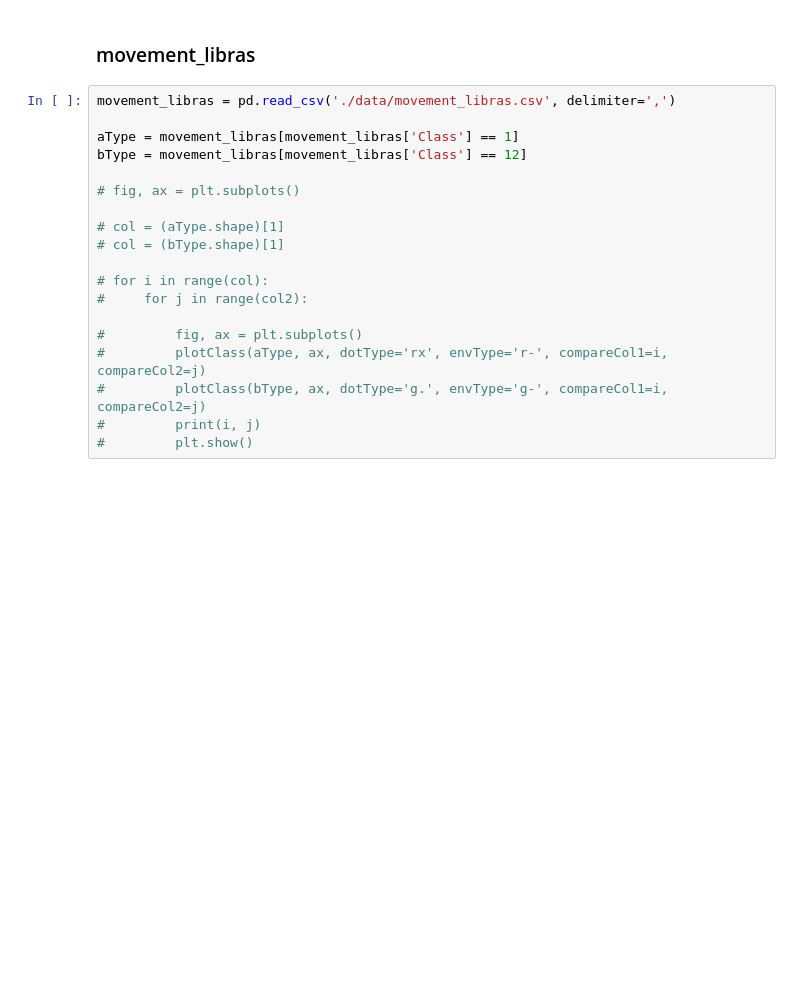
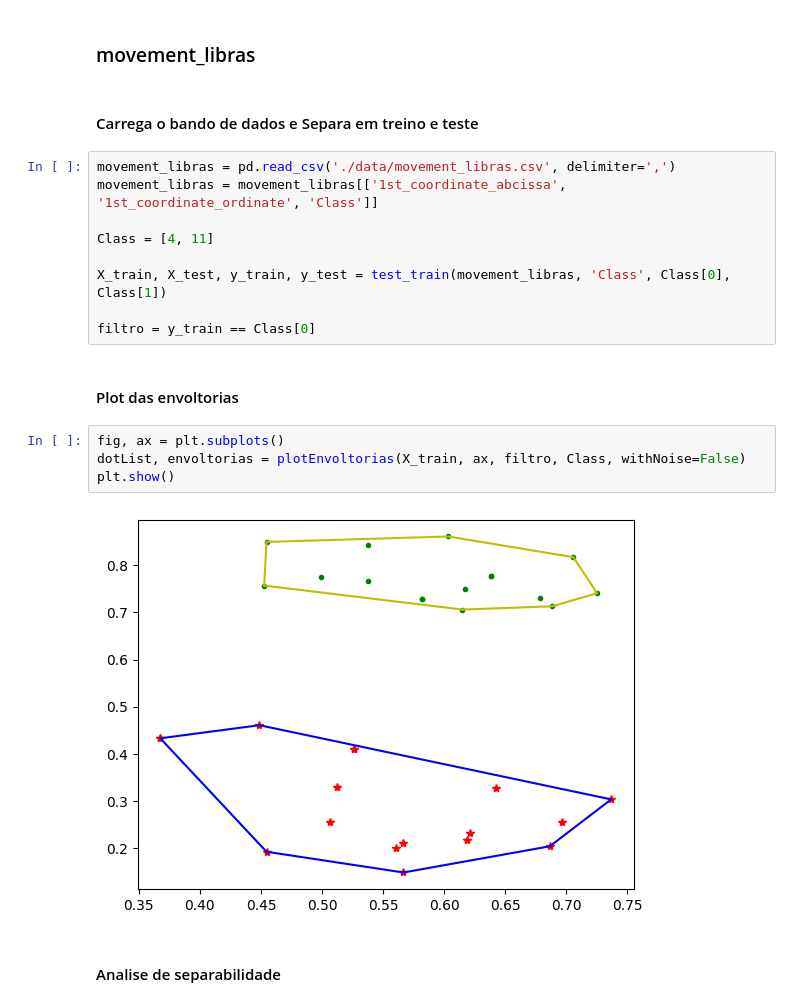
Before and after one commit to Gcastelo01/TP1_Alg2, a Jupyter notebook: TP1_Classificador.ipynb, the cells around one changed output. Cells and saved outputs as stored; diff of their text form; blank space fills up the shorter version.

```diff
--- a/TP1_Classificador.ipynb
+++ b/TP1_Classificador.ipynb
@@ -346,21 +443,23 @@ fig, ax = plt.subplots()
 # %% [markdown]
 ### movement_libras
-# %%
-movement_libras = pd.read_csv('./data/movement_libras.csv', delimiter=',')
-
-aType = movement_libras[movement_libras['Class'] == 1]
-bType = movement_libras[movement_libras['Class'] == 12]
-
-# fig, ax = plt.subplots()
-
-# col = (aType.shape)[1]
-# col = (bType.shape)[1]
-
-# for i in range(col):
-#     for j in range(col2):
-
-#         fig, ax = plt.subplots()
-#         plotClass(aType, ax, dotType='rx', envType='r-', compareCol1=i, compareCol2=j)
-#         plotClass(bType, ax, dotType='g.', envType='g-', compareCol1=i, compareCol2=j)
-#         print(i, j)
-#         plt.show()
+# %% [markdown]
+#### Carrega o bando de dados e Separa em treino e teste
+# %%
+movement_libras = pd.read_csv('./data/movement_libras.csv', delimiter=',')
+movement_libras = movement_libras[['1st_coordinate_abcissa', '1st_coordinate_ordinate', 'Class']]
+
+Class = [4, 11]
+
+X_train, X_test, y_train, y_test = test_train(movement_libras, 'Class', Class[0], Class[1])
+
+filtro = y_train == Class[0]
+# %% [markdown]
+#### Plot das envoltorias
+# %%
+fig, ax = plt.subplots()
+dotList, envoltorias = plotEnvoltorias(X_train, ax, filtro, Class, withNoise=False)
+plt.show()
+# %% [output]
+[figure, added]
+# %% [markdown]
+#### Analise de separabilidade
```
Also changed, not shown: parts of 76 cells of this notebook, 8 other files.
